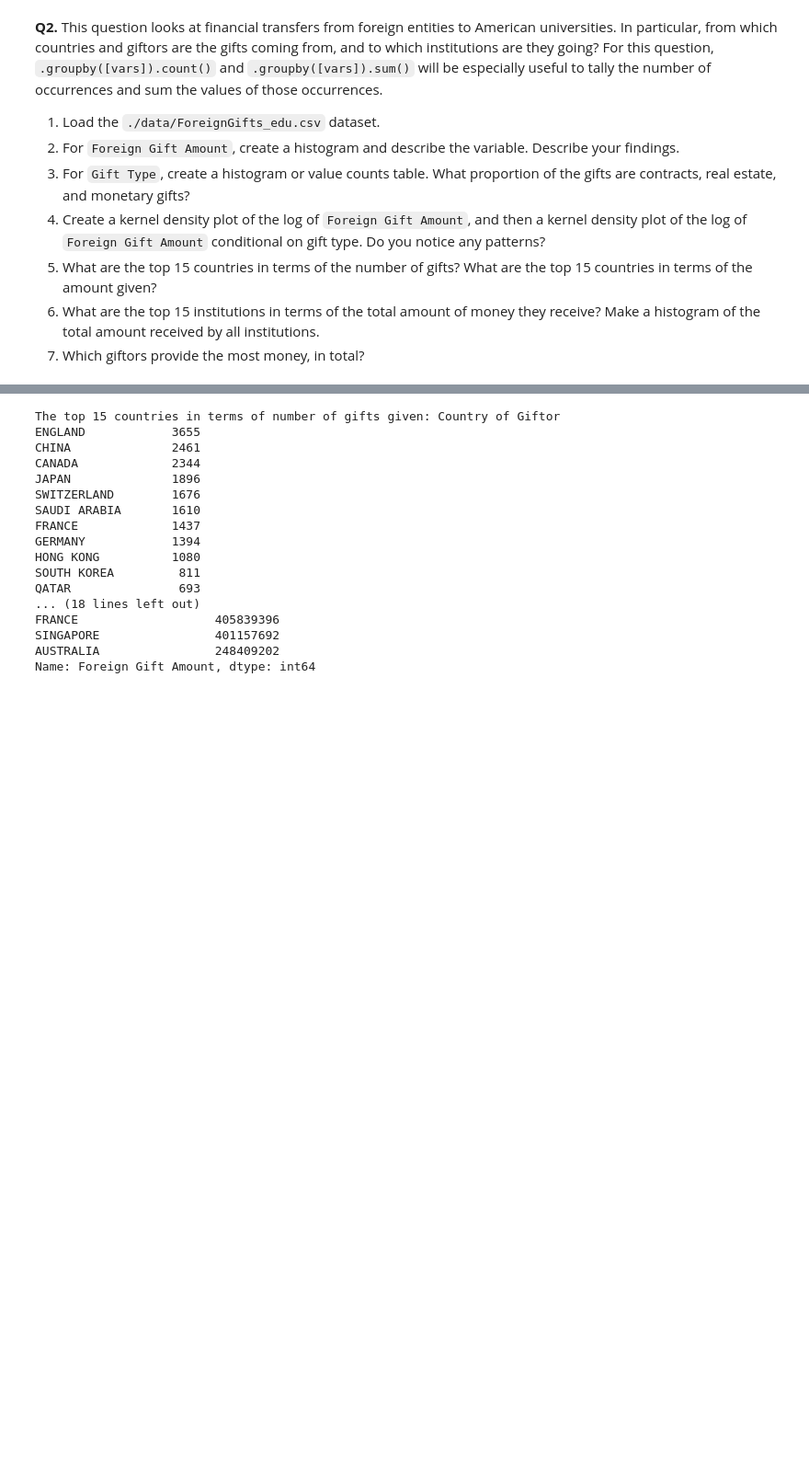
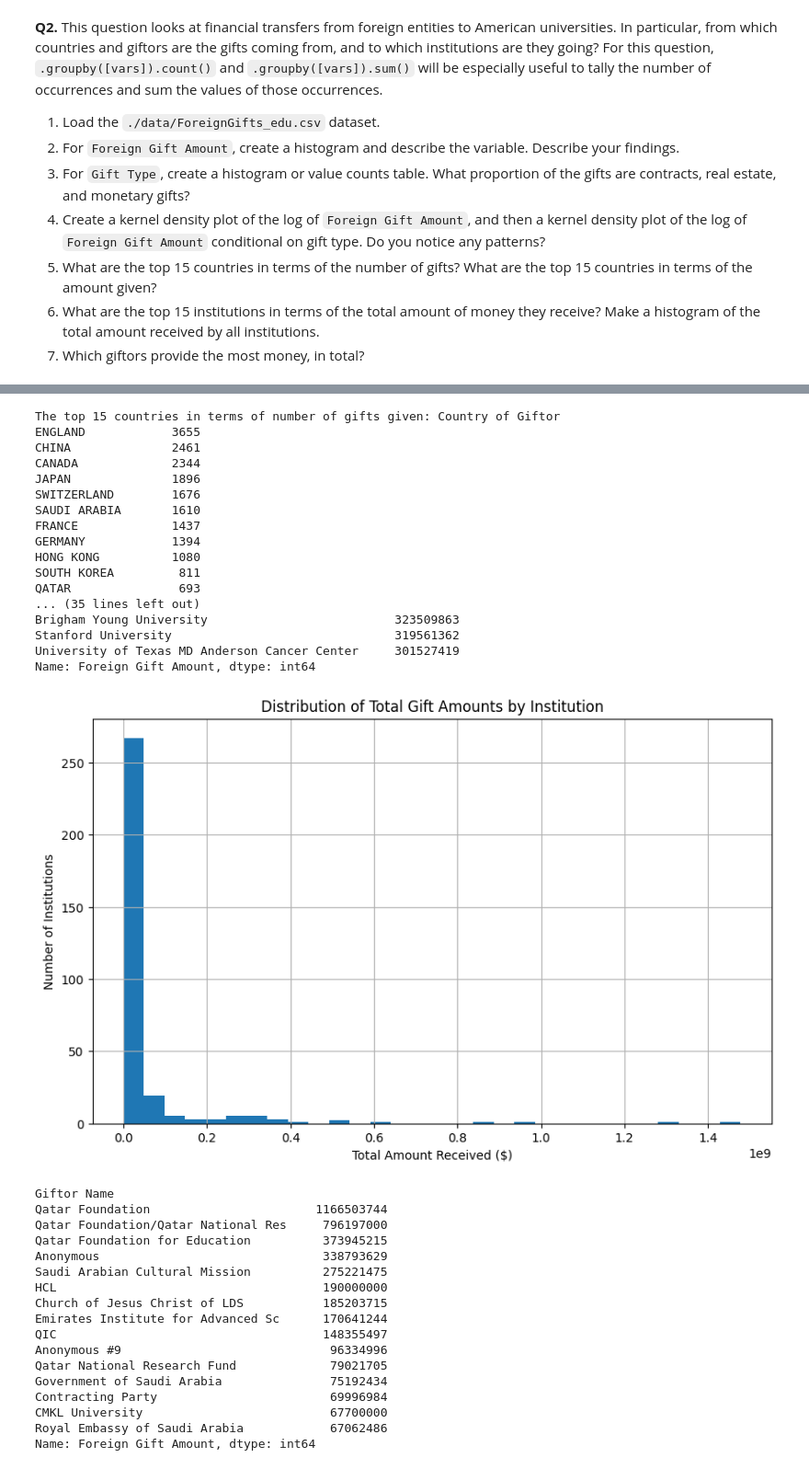
Before and after one commit to allyoshea/EDA, a Jupyter notebook: assignment/assignment.ipynb, the cells around one changed output, grey strips where cells are left out. Shown at 92% size. Drawn from its saved outputs; the diff is of its cells as text; code cells hidden in the pictures; blank space fills up the shorter version.

```diff
--- a/assignment/assignment.ipynb
+++ b/assignment/assignment.ipynb
@@ -154,8 +154,23 @@ print(f'The top 15 countries in terms of number of gifts given: {top_15_countrie
 top_15_by_amount = df.groupby('Country of Giftor')['Foreign Gift Amount'].sum().sort_values(ascending=False).head(15)
 print(top_15_by_amount)
 #What are the top 15 institutions in terms of the total amount of money they receive? Make a histogram of the total amount received by all institutions.
+top_15_by_recieved = df.groupby('Institution Name')['Foreign Gift Amount'].sum().sort_values(ascending=False).head(15)
+print(top_15_by_recieved)
+# Get total for each institution
+institution_totals = df.groupby('Institution Name')['Foreign Gift Amount'].sum()
+
+# Histogram showing distribution of all institutions
+plt.figure(figsize=(10, 6))
+institution_totals.hist(bins=30)
+plt.xlabel('Total Amount Received ($)')
+plt.ylabel('Number of Institutions')
+plt.title('Distribution of Total Gift Amounts by Institution')
+plt.show()
 
 #Which giftors provide the most money, in total?
+#just get the total that is given by any country
+top_15_by_amount_total = df.groupby('Giftor Name')['Foreign Gift Amount'].sum().sort_values(ascending=False).head(15)
+print(top_15_by_amount_total)
 # %% [output]
 ID                             int64
 OPEID                          int64
@@ -168,37 +183,55 @@ Gift Type                     object
 Country of Giftor             object
 Giftor Name                   object
 dtype: object
 
 ... (7 lines left out)
 max      1.000000e+08
 Name: Foreign Gift Amount, dtype: float64
 Max value: 99999999
 99th percentile: 7568696.199999988
 [figure]
 [figure]
 monetary proportion: 0.3875128450444704
 contract proportion: 0.6120973742957372
 real estate proportion: 0.00038978065979235324
 [figure]
 [figure]
 [figure]
 The top 15 countries in terms of number of gifts given: Country of Giftor
 ENGLAND            3655
 CHINA              2461
 CANADA             2344
 JAPAN              1896
 SWITZERLAND        1676
 SAUDI ARABIA       1610
 FRANCE             1437
 GERMANY            1394
 HONG KONG          1080
 SOUTH KOREA         811
 QATAR               693
-... (18 lines left out)
-FRANCE                   405839396
-SINGAPORE                401157692
-AUSTRALIA                248409202
+... (35 lines left out)
+Brigham Young University                          323509863
+Stanford University                               319561362
+University of Texas MD Anderson Cancer Center     301527419
 Name: Foreign Gift Amount, dtype: int64
+[figure, added]
+Giftor Name
+Qatar Foundation                       1166503744
+Qatar Foundation/Qatar National Res     796197000
+Qatar Foundation for Education          373945215
+Anonymous                               338793629
+Saudi Arabian Cultural Mission          275221475
+HCL                                     190000000
+Church of Jesus Christ of LDS           185203715
+Emirates Institute for Advanced Sc      170641244
+QIC                                     148355497
+Anonymous #9                             96334996
+Qatar National Research Fund             79021705
+Government of Saudi Arabia               75192434
+Contracting Party                        69996984
+CMKL University                          67700000
+Royal Embassy of Saudi Arabia            67062486
+Name: Foreign Gift Amount, dtype: int64
 # %% [markdown]
 2. When you first graph the histogram all of the values are clustered together at 0 and it appears those are the only monetary values that have gifts. Upon further investigation and finding the min and max of the data this occurs because most gifts are cheaper (under 500k) however there is a gift that is 100 million dollars. This outlier makes it difficult to see all the values. For this reason I graphed the histogram on a log scale that way it was easier to visualize all the values. You can see visually how in graph two you can better see all the values on it vs. graph one where it appears they are all around 0.
 
```
Also changed, not shown: parts of 1 cell of this notebook.
